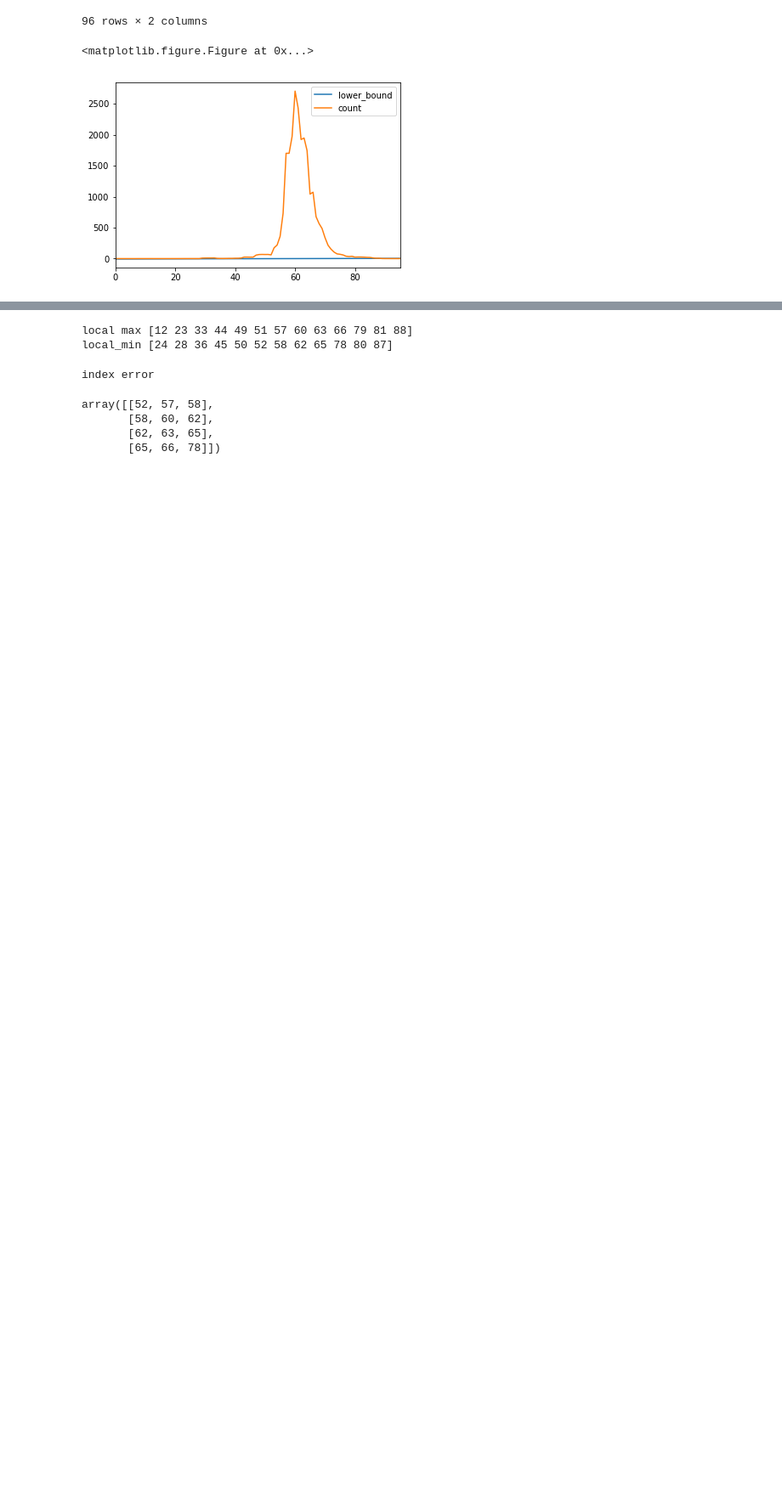
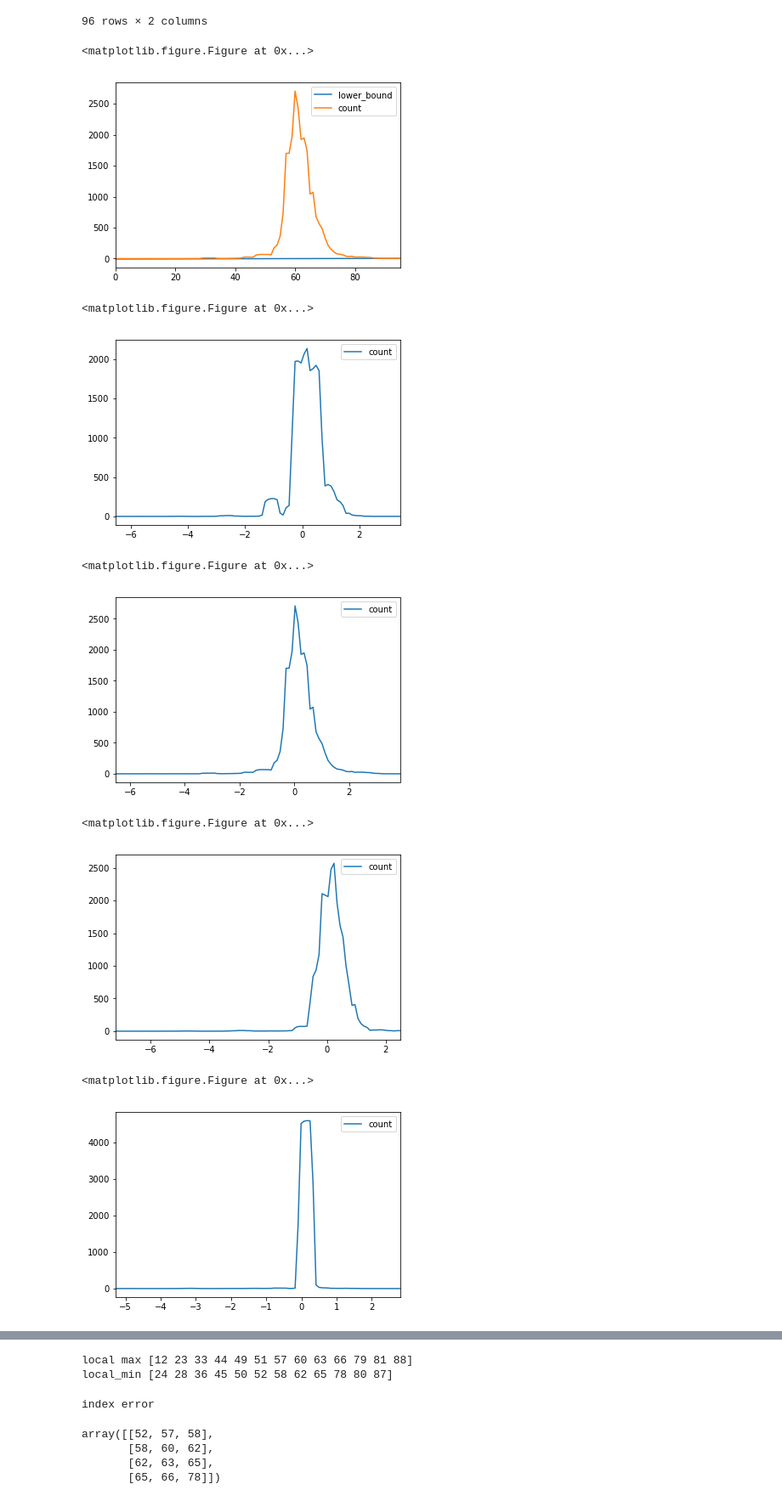
Before and after one commit to Wangmoaza/breast_cyclops, a Jupyter notebook: Untitled.ipynb, the cells around one changed output, grey strips where cells are left out. Shown at 85% size. Drawn from its saved outputs; the diff is of its cells as text; code cells hidden in the pictures; blank space fills up the shorter version.

```diff
--- a/Untitled.ipynb
+++ b/Untitled.ipynb
@@ -125,3 +125,21 @@ plt.show()
 # %% [output]
 <matplotlib.figure.Figure at 0x...>
 [figure]
+# %%
+for cell in cnv.columns:
+    hist, bin_edges = np.histogram(cnv[cell].values, bins=100)
+    sample_hist = pd.DataFrame(data=hist, index=bin_edges[:-1], columns=['count'])
+    smooth_hist = sample_hist.rolling(window=5).mean()
+    smooth_hist = smooth_hist[smooth_hist['count'].notnull()]
+    plt.figure()
+    smooth_hist.plot()
+    plt.show()
+# %% [output]
+<matplotlib.figure.Figure at 0x...>
+[figure, added]
+<matplotlib.figure.Figure at 0x...>
+[figure, added]
+<matplotlib.figure.Figure at 0x...>
+[figure, added]
+<matplotlib.figure.Figure at 0x...>
+[figure, added]
```
Also changed, not shown: parts of 1 cell of this notebook, 1 other file.
